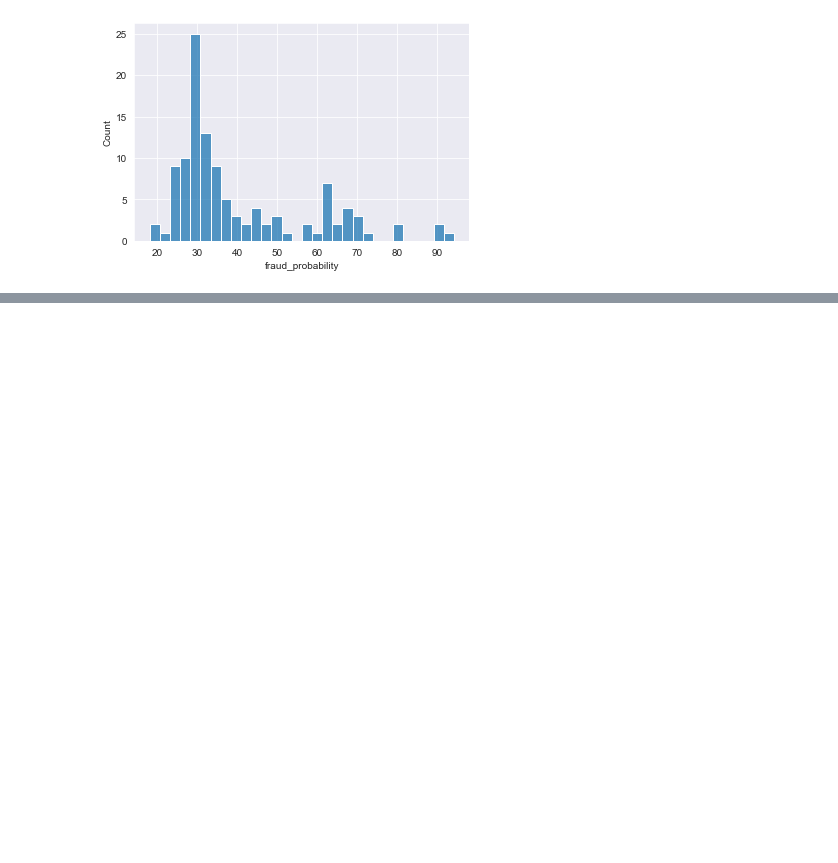
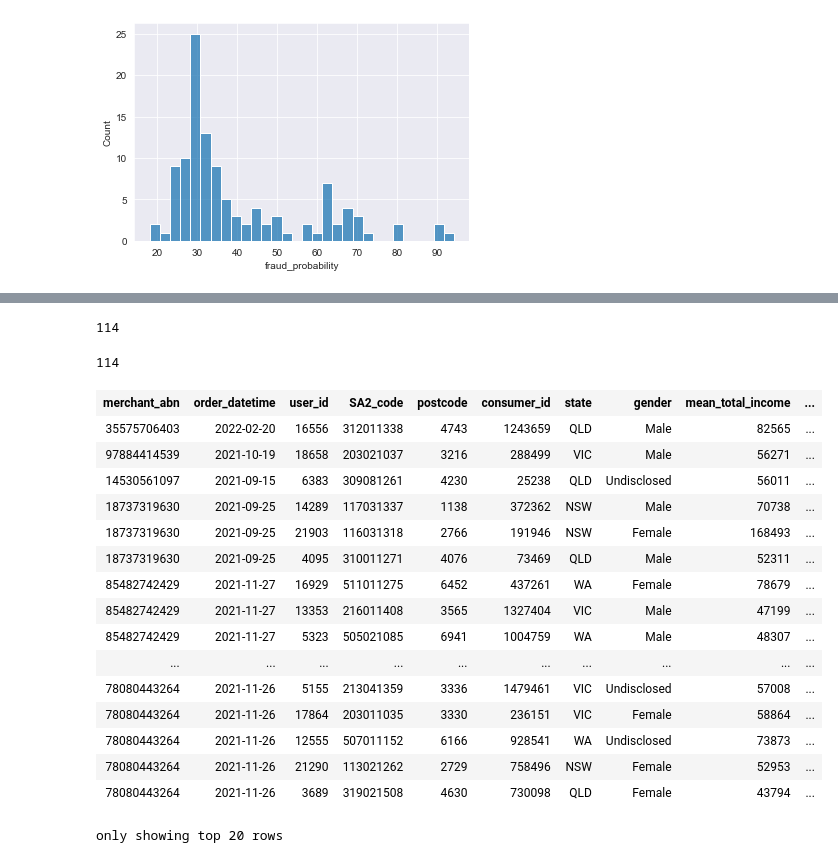
Before and after one commit to MAST30034-Applied-Data-Science/generic-buy-now-pay-later-project-group-14, a Jupyter notebook: notebooks/fraud.ipynb, the cells around one changed output, grey strips where cells are left out. Drawn from its saved outputs; the diff is of its cells as text; code cells hidden in the pictures; blank space fills up the shorter version.

```diff
--- a/notebooks/fraud.ipynb
+++ b/notebooks/fraud.ipynb
@@ -43,0 +94,31 @@ sns.histplot(merchant_df["fraud_probability"], bins=30)
+# %%
+merchant_fraud_sdf = spark.read.csv("../data/tables/merchant_fraud_probability.csv", inferSchema =True, header=True)
+merchant_fraud_sdf = merchant_fraud_sdf.withColumn("order_datetime",merchant_fraud_sdf.order_datetime.cast('date'))
+merchant_fraud_sdf.count()
+# %% [output]
+114
+# %%
+merchant_fraud_sdf.distinct().count() # no repeated records
+# %% [output]
+114
+# %%
+merchant_sample = sdf.join(merchant_fraud_sdf, ["merchant_abn", "order_datetime"], how="inner")
+merchant_sample.sort(merchant_sample.fraud_probability.desc())
+# %% [output]
+| merchant_abn | order_datetime | user_id | SA2_code | postcode | consumer_id | state | gender | mean_total_income | ... |
+| 35575706403 | 2022-02-20 | 16556 | 312011338 | 4743 | 1243659 | QLD | Male | 82565 | ... |
+| 97884414539 | 2021-10-19 | 18658 | 203021037 | 3216 | 288499 | VIC | Male | 56271 | ... |
+| 14530561097 | 2021-09-15 | 6383 | 309081261 | 4230 | 25238 | QLD | Undisclosed | 56011 | ... |
+| 18737319630 | 2021-09-25 | 14289 | 117031337 | 1138 | 372362 | NSW | Male | 70738 | ... |
+| 18737319630 | 2021-09-25 | 21903 | 116031318 | 2766 | 191946 | NSW | Female | 168493 | ... |
+| 18737319630 | 2021-09-25 | 4095 | 310011271 | 4076 | 73469 | QLD | Male | 52311 | ... |
+| 85482742429 | 2021-11-27 | 16929 | 511011275 | 6452 | 437261 | WA | Female | 78679 | ... |
+| 85482742429 | 2021-11-27 | 13353 | 216011408 | 3565 | 1327404 | VIC | Male | 47199 | ... |
+| 85482742429 | 2021-11-27 | 5323 | 505021085 | 6941 | 1004759 | WA | Male | 48307 | ... |
+| ... | ... | ... | ... | ... | ... | ... | ... | ... | ... |
+| 78080443264 | 2021-11-26 | 5155 | 213041359 | 3336 | 1479461 | VIC | Undisclosed | 57008 | ... |
+| 78080443264 | 2021-11-26 | 17864 | 203011035 | 3330 | 236151 | VIC | Female | 58864 | ... |
+| 78080443264 | 2021-11-26 | 12555 | 507011152 | 6166 | 928541 | WA | Undisclosed | 73873 | ... |
+| 78080443264 | 2021-11-26 | 21290 | 113021262 | 2729 | 758496 | NSW | Female | 52953 | ... |
+| 78080443264 | 2021-11-26 | 3689 | 319021508 | 4630 | 730098 | QLD | Female | 43794 | ... |
+only showing top 20 rows
```
Also changed, not shown: parts of 6 cells of this notebook.
